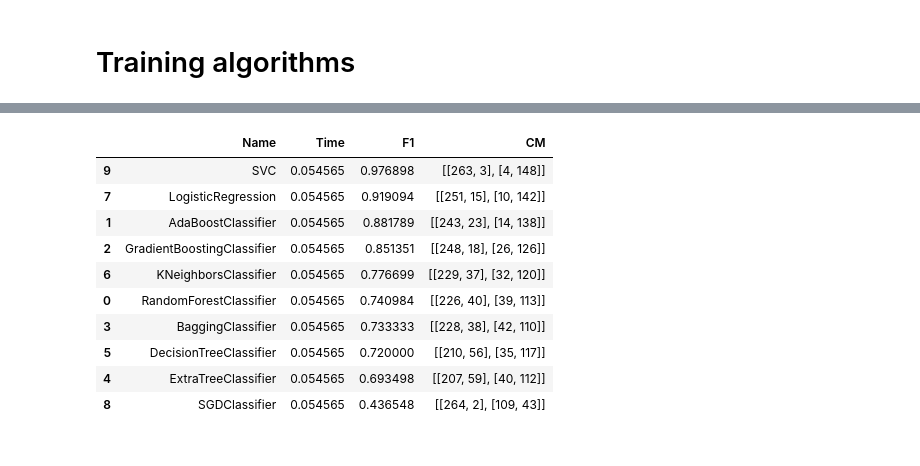
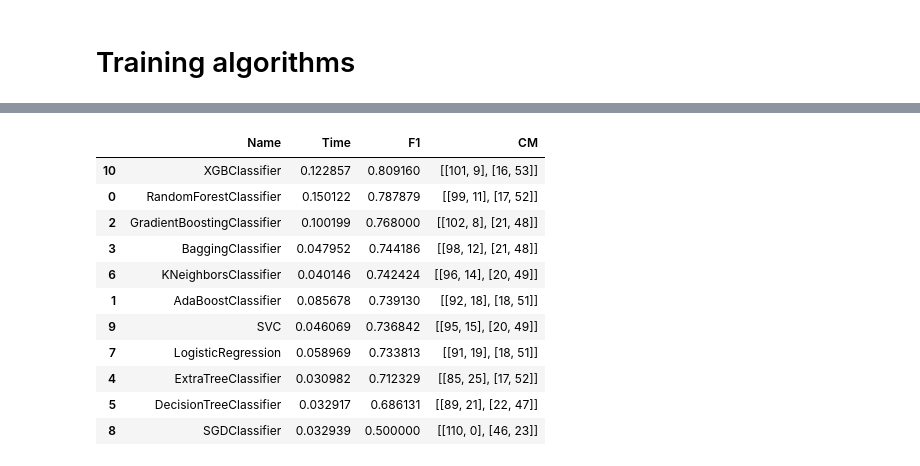
Before and after one commit to tcmaso/titanic-survival-prediction, a Jupyter notebook: Untitled.ipynb, the cells around one changed output, grey strips where cells are left out. Drawn from its saved outputs; the diff is of its cells as text; code cells hidden in the pictures.

```diff
--- a/Untitled.ipynb
+++ b/Untitled.ipynb
@@ -432,3 +400 @@ preprocessing_pipeline = ColumnTransformer([
 ])
-# %%
-preprocessing_pipeline.fit_transform(X_test).shape
@@ -463,3 +412,6 @@ y_train = df_train['Survived'].copy()
 y_train.shape
 # %% [output]
 (891,)
+# %%
+X_train, X_val, y_train, y_val = train_test_split(X_train, y_train, test_size=0.2, random_state=0)
+X_train.shape, X_val.shape, y_train.shape, y_val.shape
@@ -495,7 +445,7 @@ from sklearn.metrics import f1_score, confusion_matrix
 # %%
 algorithms = [RandomForestClassifier(), AdaBoostClassifier(), GradientBoostingClassifier(), BaggingClassifier(),
              ExtraTreeClassifier(), DecisionTreeClassifier(), KNeighborsClassifier(), LogisticRegression(),
-             SGDClassifier(), SVC()]
+             SGDClassifier(), SVC(), XGBClassifier()]
 # %%
 def prepare_model(X_train, y_train, algorithm):
     model = Pipeline(steps=[
@@ -517,14 +467,15 @@ for algorithm in algorithms:
 
     start_time = time.time()
     model = prepare_model(X_train, y_train, algorithm)
-    pred = model.predict(X_test)
+    pred = model.predict(X_val)
     end_time = time.time()
-    times = end_time - start_time
-    print(times)
+    time_duration = end_time - start_time
+    times.append(time_duration)
+    print(time_duration)
 
-    f1 = f1_score(y_test, pred)
+    f1 = f1_score(y_val, pred)
     f1s.append(f1)
-    cm = confusion_matrix(y_test, pred)
+    cm = confusion_matrix(y_val, pred)
     cms.append(cm)
 # %% [output]
 RandomForestClassifier
@@ -571,14 +500,15 @@ results_dict
 # %%
-pd.DataFrame(results_dict).sort_values(by='F1', ascending=0)
+pd.DataFrame(results_dict).sort_values(by='F1', ascending=False)
 # %% [output]
 |  | Name | Time | F1 | CM |
-| 9 | SVC | 0.054565 | 0.976898 | [[263, 3], [4, 148]] |
-| 7 | LogisticRegression | 0.054565 | 0.919094 | [[251, 15], [10, 142]] |
-| 1 | AdaBoostClassifier | 0.054565 | 0.881789 | [[243, 23], [14, 138]] |
-| 2 | GradientBoostingClassifier | 0.054565 | 0.851351 | [[248, 18], [26, 126]] |
-| 6 | KNeighborsClassifier | 0.054565 | 0.776699 | [[229, 37], [32, 120]] |
-| 0 | RandomForestClassifier | 0.054565 | 0.740984 | [[226, 40], [39, 113]] |
-| 3 | BaggingClassifier | 0.054565 | 0.733333 | [[228, 38], [42, 110]] |
-| 5 | DecisionTreeClassifier | 0.054565 | 0.720000 | [[210, 56], [35, 117]] |
-| 4 | ExtraTreeClassifier | 0.054565 | 0.693498 | [[207, 59], [40, 112]] |
-| 8 | SGDClassifier | 0.054565 | 0.436548 | [[264, 2], [109, 43]] |
+| 10 | XGBClassifier | 0.122857 | 0.809160 | [[101, 9], [16, 53]] |
+| 0 | RandomForestClassifier | 0.150122 | 0.787879 | [[99, 11], [17, 52]] |
+| 2 | GradientBoostingClassifier | 0.100199 | 0.768000 | [[102, 8], [21, 48]] |
+| 3 | BaggingClassifier | 0.047952 | 0.744186 | [[98, 12], [21, 48]] |
+| 6 | KNeighborsClassifier | 0.040146 | 0.742424 | [[96, 14], [20, 49]] |
+| 1 | AdaBoostClassifier | 0.085678 | 0.739130 | [[92, 18], [18, 51]] |
+| 9 | SVC | 0.046069 | 0.736842 | [[95, 15], [20, 49]] |
+| 7 | LogisticRegression | 0.058969 | 0.733813 | [[91, 19], [18, 51]] |
+| 4 | ExtraTreeClassifier | 0.030982 | 0.712329 | [[85, 25], [17, 52]] |
+| 5 | DecisionTreeClassifier | 0.032917 | 0.686131 | [[89, 21], [22, 47]] |
+| 8 | SGDClassifier | 0.032939 | 0.500000 | [[110, 0], [46, 23]] |
```
Also changed, not shown: parts of 19 cells of this notebook, 1 other file.
